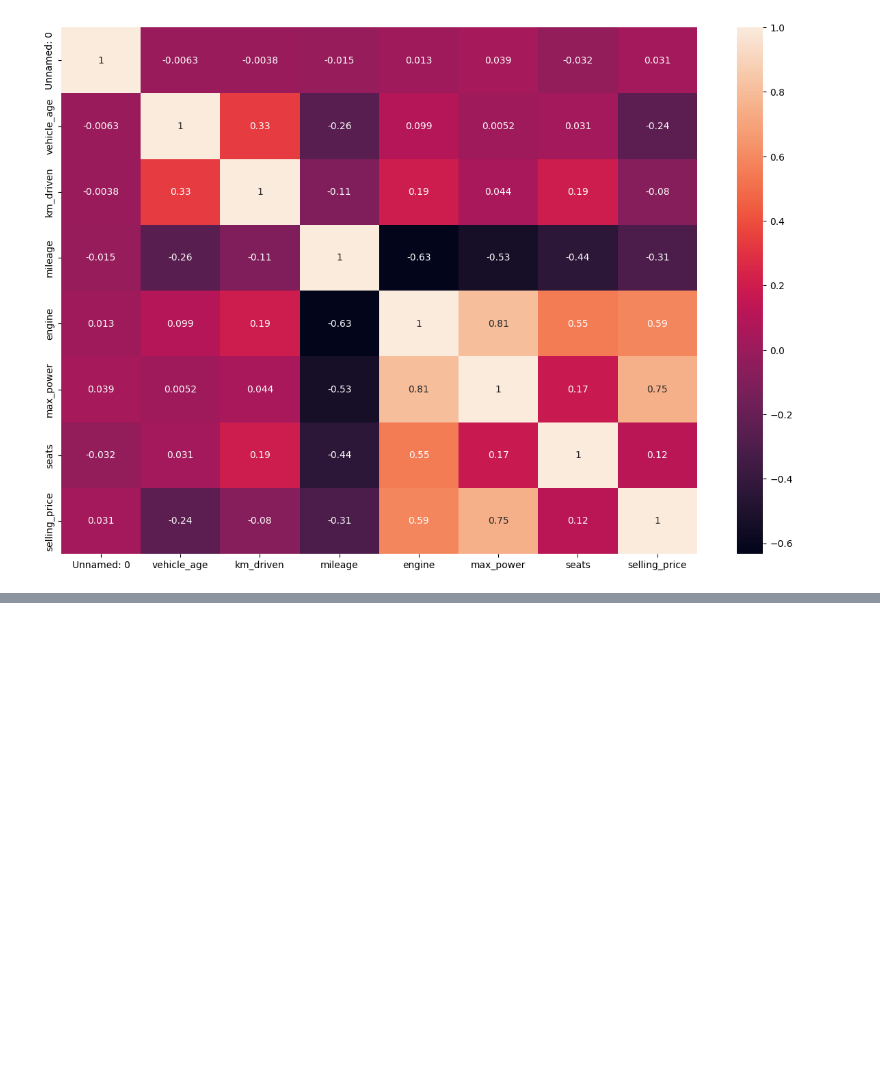
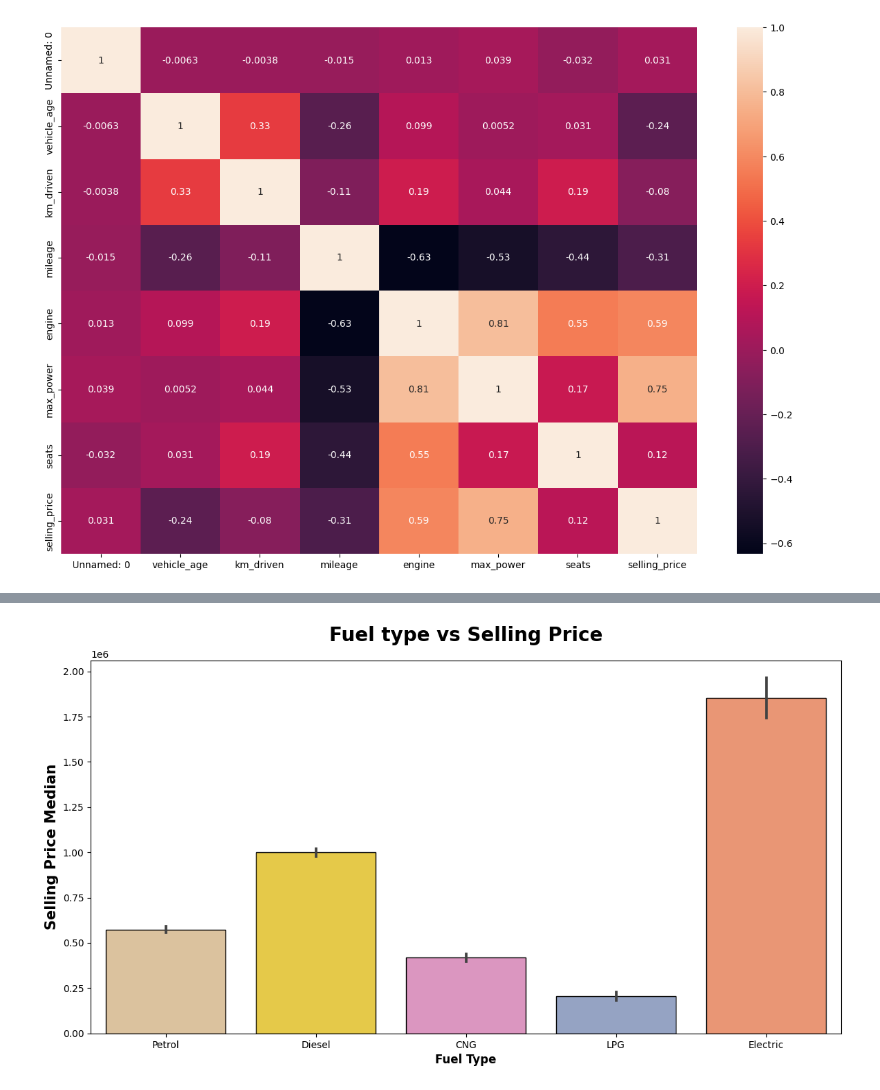
Before and after one commit to amirtha19/Credit-default-prediction, a Jupyter notebook: Notebooks/Data/Untitled.ipynb, the cells around one changed output, grey strips where cells are left out. Cells and saved outputs as stored; diff of their text form; code cells hidden in the pictures; blank space fills up the shorter version.

```diff
--- a/Notebooks/Data/Untitled.ipynb
+++ b/Notebooks/Data/Untitled.ipynb
@@ -148,0 +169,9 @@ plt.show()
+# %%
+plt.subplots(figsize=(14,7))
+sns.barplot(x=df.fuel_type, y=df.selling_price, ec = "black", palette="Set2_r")
+plt.title("Fuel type vs Selling Price", weight="bold",fontsize=20, pad=20)
+plt.ylabel("Selling Price Median", weight="bold", fontsize=15)
+plt.xlabel("Fuel Type", weight="bold", fontsize=12)
+plt.show()
+# %% [output]
+[figure, added]
```
Also changed, not shown: parts of 6 cells of this notebook, 2 other files.
